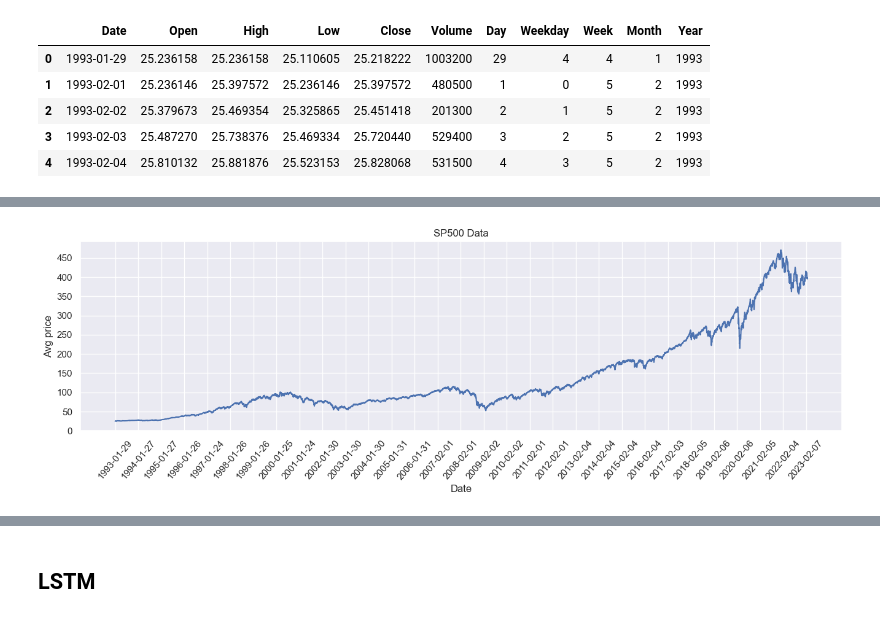
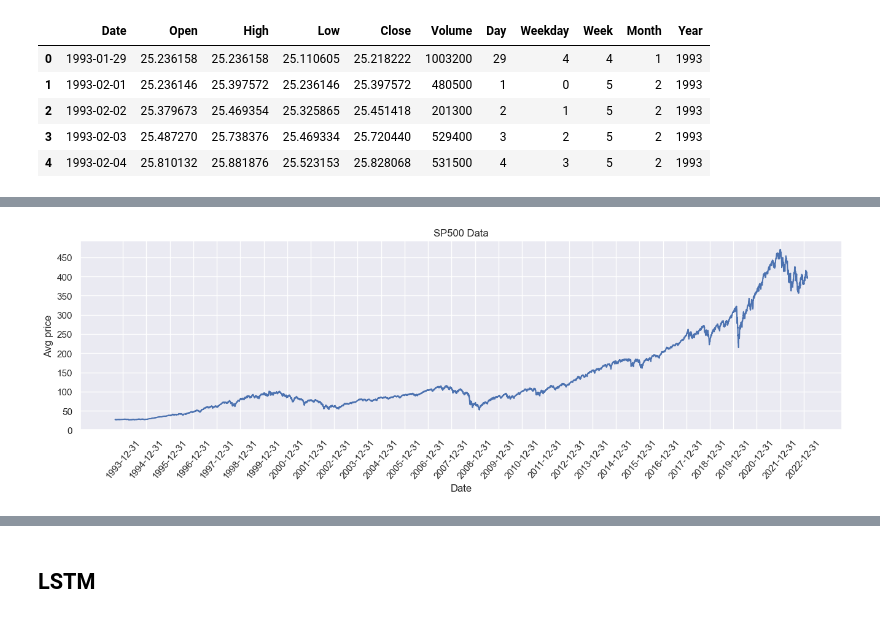
Before and after one commit to okenreed/aai501_final, a Jupyter notebook: final.ipynb, the cells around one changed output, grey strips where cells are left out. Drawn from its saved outputs; the diff is of its cells as text; code cells hidden in the pictures.

```diff
--- a/final.ipynb
+++ b/final.ipynb
@@ -28,0 +19,22 @@ df_raw.head()
+# %%
+df_raw['avg'] = (df_raw['High'] + df_raw['Low']) / 2
+
+df_raw['Tmrw_avg'] = df_raw['avg'].shift(-1)
+df_raw['RSI'] = ta.rsi(df_raw.Close, length=15)
+df_raw['EMAF'] = ta.ema(df_raw.Close, length=20)
+df_raw['EMAM'] = ta.ema(df_raw.Close, length=100)
+df_raw['EMAS'] = ta.ema(df_raw.Close, length=150)
+
+df_raw.dropna(inplace=True)
+df_raw.reset_index(drop=True, inplace=True)
+# %%
+import datetime
+
+def str_to_datetime(s):
+    split = s.split('-')
+    year, month, day = int(split[0]), int(split[1]), int(split[2])
+    return datetime.datetime(year=year, month=month, day=day)
+
+df_raw['Date'] = df_raw['Date'].apply(str_to_datetime)
+
+df_raw.head()
@@ -28,0 +48,5 @@ df_raw.head()
+# %%
+df_raw['pct_change'] = (df_raw['Tmrw_avg']/df_raw['avg'] - 1) * 100
+df_raw['Pos_change'] = df_raw['pct_change'].apply(lambda x: 1 if x > 0 else 0)
+
+df_raw.head()
@@ -29,14 +60,17 @@ df_raw.head()
 # %%
 import seaborn as sns
+from matplotlib.dates import DateFormatter
+
+date_form = DateFormatter('%Y-%m-%d')
 
 sns.set(rc={'figure.figsize':(16, 4)})
 ax = sns.lineplot(x=df_raw['Date'], y=df_raw['avg'])
-ax.set_xticks(range(0, len(df_raw), int(len(df_raw)/30)))
 ax.set_yticks(range(0, 500, 50))
 plt.title('SP500 Data')
 plt.xlabel('Date')
 plt.ylabel('Avg price')
-plt.xticks(rotation=50)
+plt.xticks(pd.date_range(df_raw['Date'].min(), df_raw['Date'].max(), freq='Y'), rotation=50)
+plt.gca().xaxis.set_major_formatter(date_form)
 plt.show()
 # %% [output]
-[figure, old version]
+[figure, new version]
```
Also changed, not shown: parts of 10 cells of this notebook.
